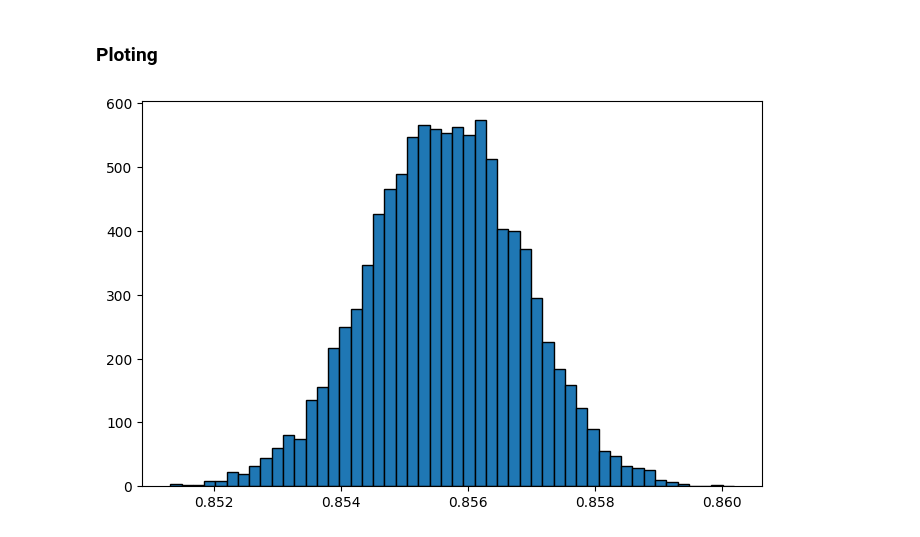
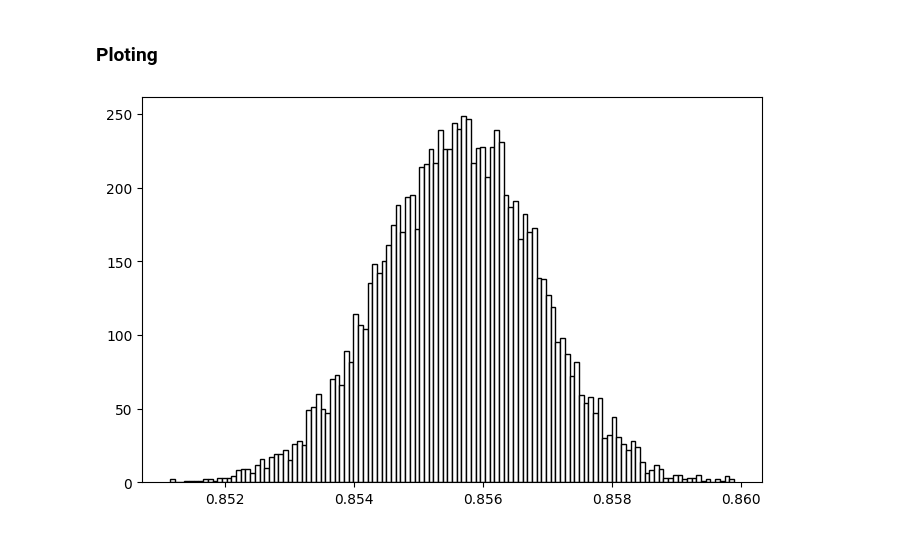
Before and after one commit to AzmainBiswas/Monte_Carlo, a Jupyter notebook: Evaluating Integrals using MC/Evaluating_Integration.ipynb, the cells around one changed output. Drawn from its saved outputs; the diff is of its cells as text; code cells hidden in the pictures.

```diff
--- a/Evaluating Integrals using MC/Evaluating_Integration.ipynb
+++ b/Evaluating Integrals using MC/Evaluating_Integration.ipynb
@@ -32,28 +31,41 @@ def MonteCarlo(fun, UpLimit, LowerLimit, SimNumber):
 # %% [markdown]
 ### Output in CSV file
 # %%
-with open("Value_of_Integral.csv", "w", newline='') as file:
+with open("Value_of_Integral.csv", "w", newline="") as file:
     writter = csv.writer(file)
     writter.writerow(["n", "Value of Integration"])
     for n in [50, 100, 1000, 10000, 100000]:
-        writter.writerow([n,MonteCarlo(fun=fun, UpLimit=UpLimit, LowerLimit=LowerLimit, SimNumber=n)])
+        writter.writerow(
+            [
+                n,
+                MonteCarlo(
+                    fun=fun, UpLimit=UpLimit, LowerLimit=LowerLimit, SimNumber=n
+                ),
+            ]
+        )
     file.close
 # %% [markdown]
 ### Ploting
 # %%
 def MonteCarlo_For_Plot(fun, UpLimit, LowerLimit, SimNumber):
     I = 10000  # number of itaration
     IntegralValues = []
     for i in range(SimNumber):
         X = np.random.uniform(LowerLimit, UpLimit, I)
         ValuesOfFunction = fun(X)
         SumfFunction = ValuesOfFunction.sum()
         IntegralValue = SumfFunction / float(len(ValuesOfFunction))
         IntegralValues.append(IntegralValue)
     return IntegralValues
 
-plt.figure(figsize=(8,5))
-plt.hist(MonteCarlo_For_Plot(fun,UpLimit,LowerLimit,10000),bins=50, edgecolor="black")
+
+plt.figure(figsize=(8, 5))
+plt.hist(
+    MonteCarlo_For_Plot(fun, UpLimit, LowerLimit, 10000),
+    color="white",
+    bins=120,
+    edgecolor="black",
+)
 plt.show()
 # %% [output]
-[figure, old version]
+[figure, new version]
```
Also changed, not shown: parts of 1 cell of this notebook, 4 other files.
